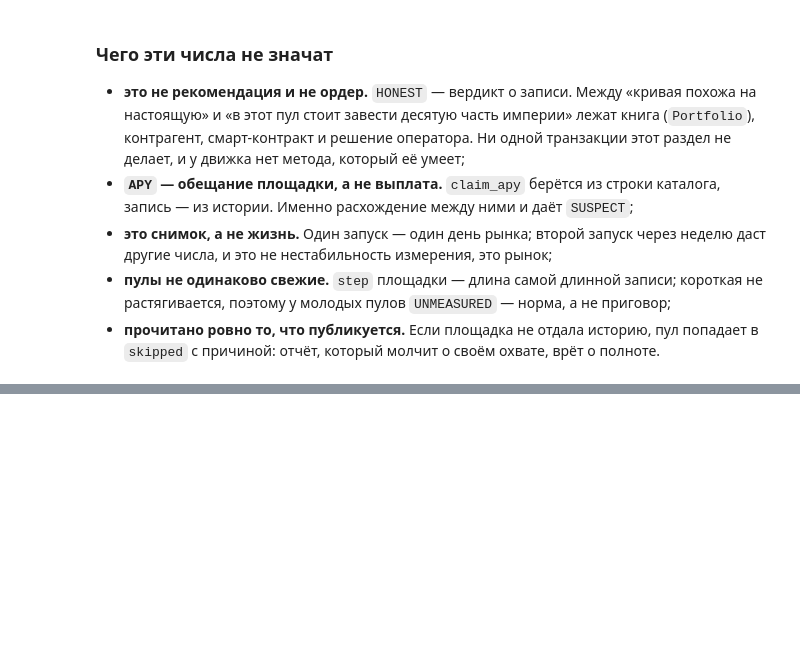
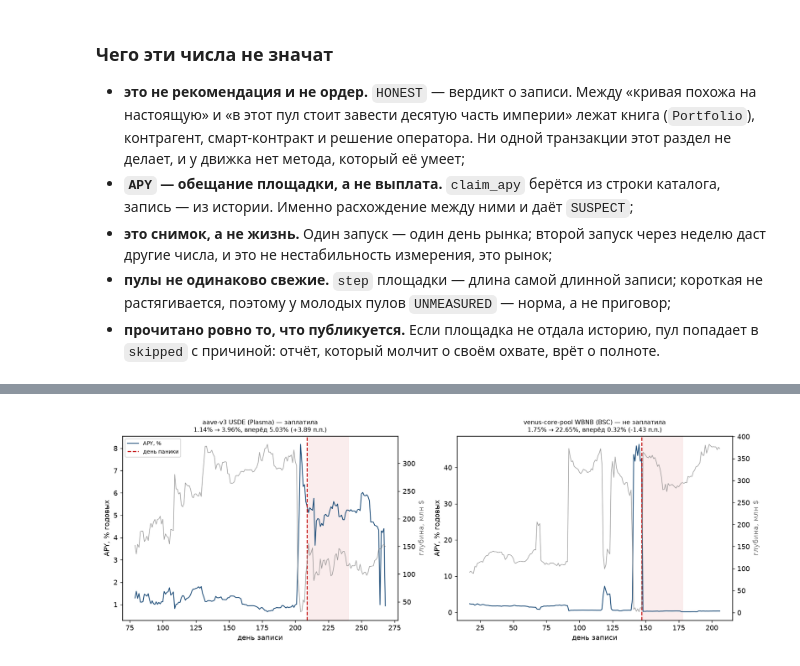
Before and after one commit to AntonGrid/ENRG-AI, a Jupyter notebook: notebooks/digital_entrepreneur.ipynb, the cells around one changed output, grey strips where cells are left out. Cells and saved outputs as stored; diff of their text form; code cells hidden in the pictures; blank space fills up the shorter version.

```diff
--- a/notebooks/digital_entrepreneur.ipynb
+++ b/notebooks/digital_entrepreneur.ipynb
@@ -1009,0 +1233,45 @@ Image(filename=str(real_png))
+# %%
+# Две паники одного и того же детектора: одна заплатила, вторая — нет. Выбор сделан ПОСЛЕ
+# прогона (это иллюстрация, а не выборка), а все числа в заголовках считаются здесь же.
+def episode_for(name):
+    for event in panic_events:
+        if event.signal.name == name:
+            return event
+    return max(panic_events, key=lambda e: e.paid_pp)
+
+
+by_name = {row.name: row for row in live_pools}
+paid_episode = episode_for("aave-v3 USDE (Plasma)")
+faded_episode = episode_for("venus-core-pool WBNB (BSC)")
+
+figure, axes = plt.subplots(1, 2, figsize=(13.5, 4.8))
+for axis, event, label in (
+    (axes[0], paid_episode, "заплатила"),
+    (axes[1], faded_episode, "не заплатила"),
+):
+    series = alpha_scanner.fetch_pool_frame(by_name[event.signal.name].uuid)
+    apy = np.asarray(series.apy, dtype=float)
+    depth = np.asarray(series.tvl, dtype=float) / 1e6
+    lo, hi = max(event.day - 130, 0), min(event.day + 60, len(apy))
+    days = np.arange(lo, hi)
+    axis.plot(days, apy[lo:hi], color="#1f4e79", linewidth=1.2, label="APY, %")
+    axis.axvline(event.day, color="#c00000", linestyle="--", linewidth=1.4, label="день паники")
+    axis.axvspan(event.day + 1, min(event.day + 31, hi - 1), color="#c00000", alpha=0.07)
+    axis.set_xlabel("день записи")
+    axis.set_ylabel("APY, % годовых")
+    twin = axis.twinx()
+    twin.plot(days, depth[lo:hi], color="#7f7f7f", linewidth=0.9, alpha=0.75)
+    twin.set_ylabel("глубина, млн $", color="#7f7f7f")
+    axis.set_title(
+        f"{event.signal.name[:34]} — {label}\n"
+        f"{event.resting_apy:.2f}% → {event.signal.dislocation.recent:.2f}%, "
+        f"вперёд {event.forward_apy:.2f}% ({event.paid_pp:+.2f} п.п.)",
+        fontsize=9,
+    )
+axes[0].legend(loc="upper left", fontsize=8)
+figure.tight_layout()
+figure.savefig("panic_replay.png", dpi=130)
+plt.close(figure)
+Image(filename="panic_replay.png")
+# %% [output]
+[figure, added]
```
Also changed, not shown: parts of 16 cells of this notebook, 7 other files.
